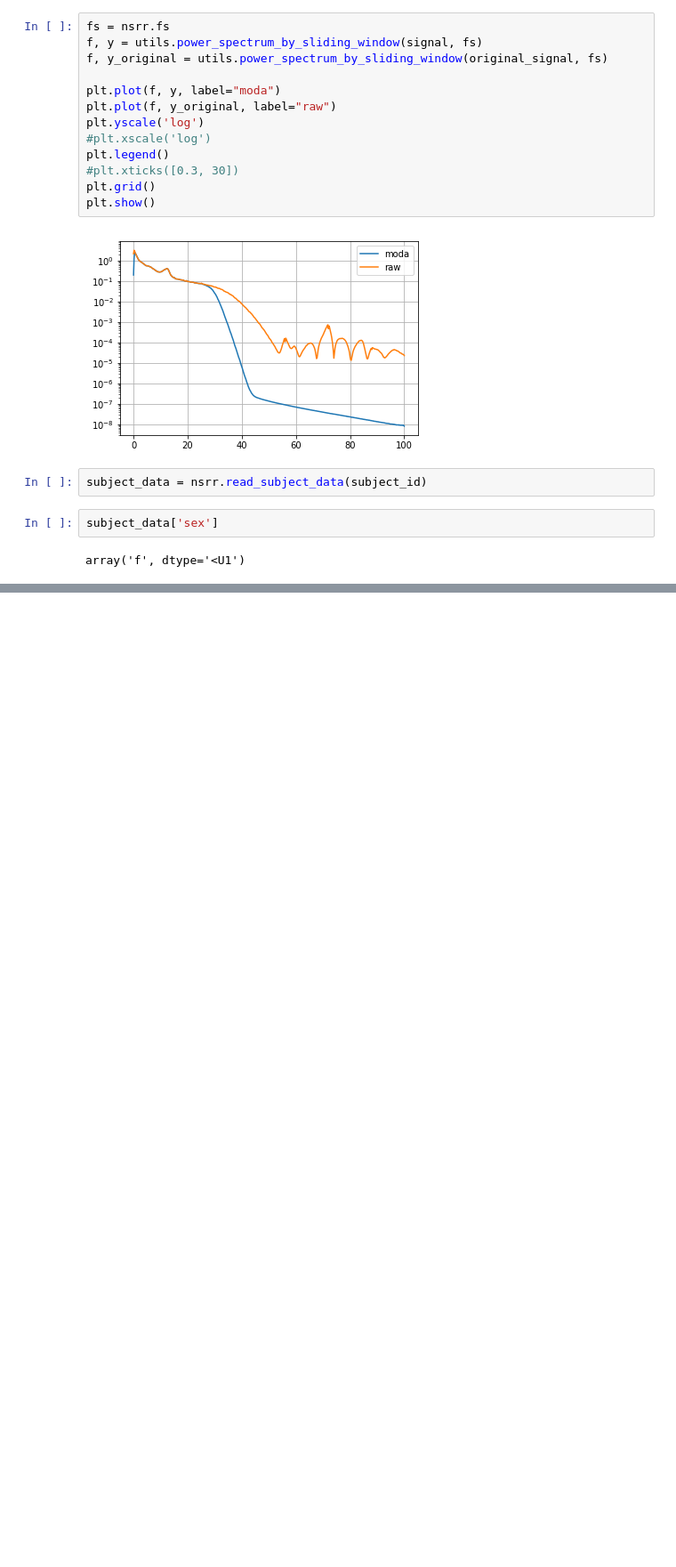
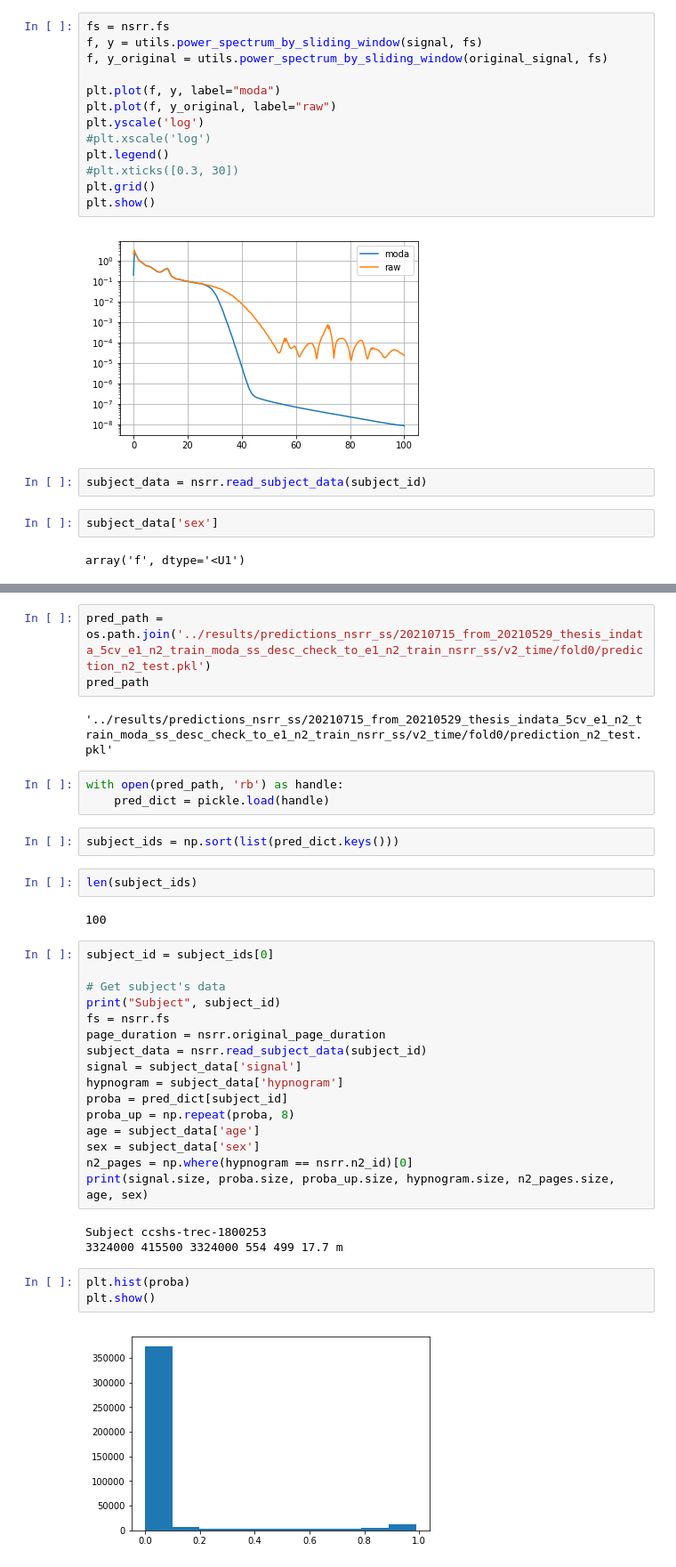
Before and after one commit to nicolasigor/sleep-rnn, a Jupyter notebook: notebooks/2021_nsrr_object_dev.ipynb, the cells around one changed output, grey strips where cells are left out. Shown at 89% size. Saved outputs shown, nothing was run; the diff lists cells and outputs as text; blank space fills up the shorter version.

Commit message:
inference check ready

```diff
--- a/notebooks/2021_nsrr_object_dev.ipynb
+++ b/notebooks/2021_nsrr_object_dev.ipynb
@@ -97,0 +107,38 @@ array('f', dtype='<U1')
+# %%
+pred_path = os.path.join('../results/predictions_nsrr_ss/20210715_from_20210529_thesis_indata_5cv_e1_n2_train_moda_ss_desc_check_to_e1_n2_train_nsrr_ss/v2_time/fold0/prediction_n2_test.pkl')
+pred_path
+# %% [output]
+'../results/predictions_nsrr_ss/20210715_from_20210529_thesis_indata_5cv_e1_n2_train_moda_ss_desc_check_to_e1_n2_train_nsrr_ss/v2_time/fold0/prediction_n2_test.pkl'
+# %%
+with open(pred_path, 'rb') as handle:
+    pred_dict = pickle.load(handle)
+# %%
+subject_ids = np.sort(list(pred_dict.keys()))
+# %%
+len(subject_ids)
+# %% [output]
+100
+# %%
+subject_id = subject_ids[0]
+
+# Get subject's data
+print("Subject", subject_id)
+fs = nsrr.fs
+page_duration = nsrr.original_page_duration
+subject_data = nsrr.read_subject_data(subject_id)
+signal = subject_data['signal']
+hypnogram = subject_data['hypnogram']
+proba = pred_dict[subject_id]
+proba_up = np.repeat(proba, 8)
+age = subject_data['age']
+sex = subject_data['sex']
+n2_pages = np.where(hypnogram == nsrr.n2_id)[0]
+print(signal.size, proba.size, proba_up.size, hypnogram.size, n2_pages.size, age, sex)
+# %% [output]
+Subject ccshs-trec-1800253
+3324000 415500 3324000 554 499 17.7 m
+# %%
+plt.hist(proba)
+plt.show()
+# %% [output]
+[figure, added]
```
Also changed, not shown: parts of 12 cells of this notebook.
